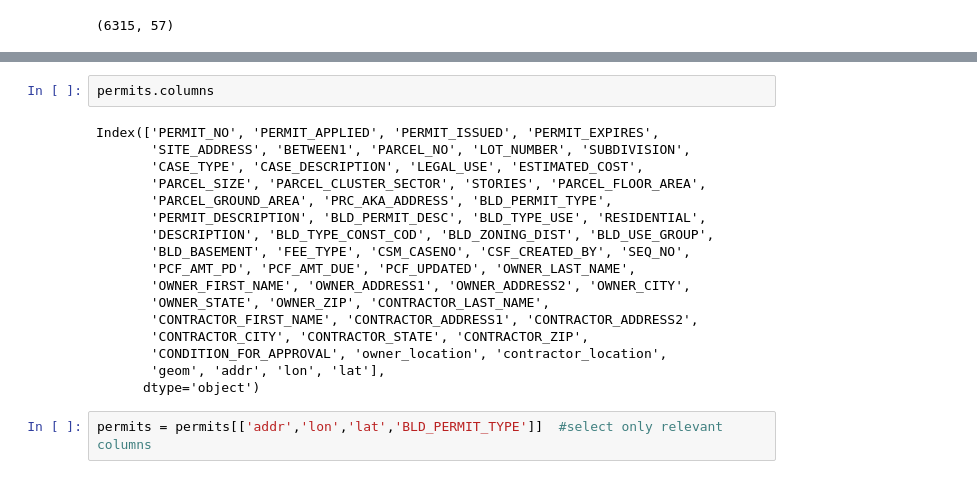
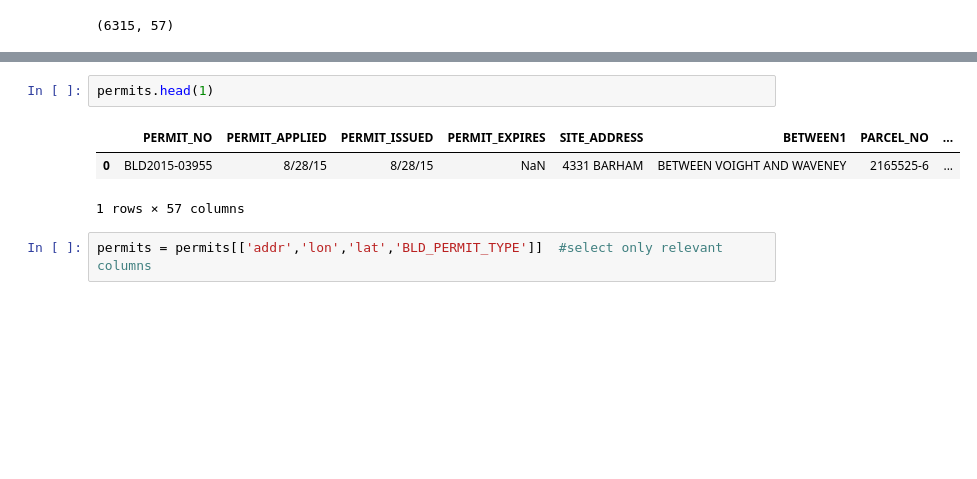
Before and after one commit to cyang019/blight_fight, a Jupyter notebook: src/Building_Labels.ipynb, the cells around one changed output, grey strips where cells are left out. Cells and saved outputs as stored; diff of their text form; blank space fills up the shorter version.

```diff
--- a/src/Building_Labels.ipynb
+++ b/src/Building_Labels.ipynb
@@ -19,22 +19,9 @@ buildings.shape
-# %%
-permits.columns
-# %% [output]
-Index(['PERMIT_NO', 'PERMIT_APPLIED', 'PERMIT_ISSUED', 'PERMIT_EXPIRES',
-       'SITE_ADDRESS', 'BETWEEN1', 'PARCEL_NO', 'LOT_NUMBER', 'SUBDIVISION',
-       'CASE_TYPE', 'CASE_DESCRIPTION', 'LEGAL_USE', 'ESTIMATED_COST',
-       'PARCEL_SIZE', 'PARCEL_CLUSTER_SECTOR', 'STORIES', 'PARCEL_FLOOR_AREA',
-       'PARCEL_GROUND_AREA', 'PRC_AKA_ADDRESS', 'BLD_PERMIT_TYPE',
-       'PERMIT_DESCRIPTION', 'BLD_PERMIT_DESC', 'BLD_TYPE_USE', 'RESIDENTIAL',
-       'DESCRIPTION', 'BLD_TYPE_CONST_COD', 'BLD_ZONING_DIST', 'BLD_USE_GROUP',
-       'BLD_BASEMENT', 'FEE_TYPE', 'CSM_CASENO', 'CSF_CREATED_BY', 'SEQ_NO',
-       'PCF_AMT_PD', 'PCF_AMT_DUE', 'PCF_UPDATED', 'OWNER_LAST_NAME',
-       'OWNER_FIRST_NAME', 'OWNER_ADDRESS1', 'OWNER_ADDRESS2', 'OWNER_CITY',
-       'OWNER_STATE', 'OWNER_ZIP', 'CONTRACTOR_LAST_NAME',
-       'CONTRACTOR_FIRST_NAME', 'CONTRACTOR_ADDRESS1', 'CONTRACTOR_ADDRESS2',
-       'CONTRACTOR_CITY', 'CONTRACTOR_STATE', 'CONTRACTOR_ZIP',
-       'CONDITION_FOR_APPROVAL', 'owner_location', 'contractor_location',
-       'geom', 'addr', 'lon', 'lat'],
-      dtype='object')
+# %%
+permits.head(1)
+# %% [output]
+|  | PERMIT_NO | PERMIT_APPLIED | PERMIT_ISSUED | PERMIT_EXPIRES | SITE_ADDRESS | BETWEEN1 | PARCEL_NO | ... |
+| 0 | BLD2015-03955 | 8/28/15 | 8/28/15 | NaN | 4331 BARHAM | BETWEEN VOIGHT AND WAVENEY | 2165525-6 | ... |
+1 rows × 57 columns
 # %%
 permits = permits[['addr','lon','lat','BLD_PERMIT_TYPE']]  #select only relevant columns
 # %%
```
Also changed, not shown: parts of 19 cells of this notebook, 1 other file.
